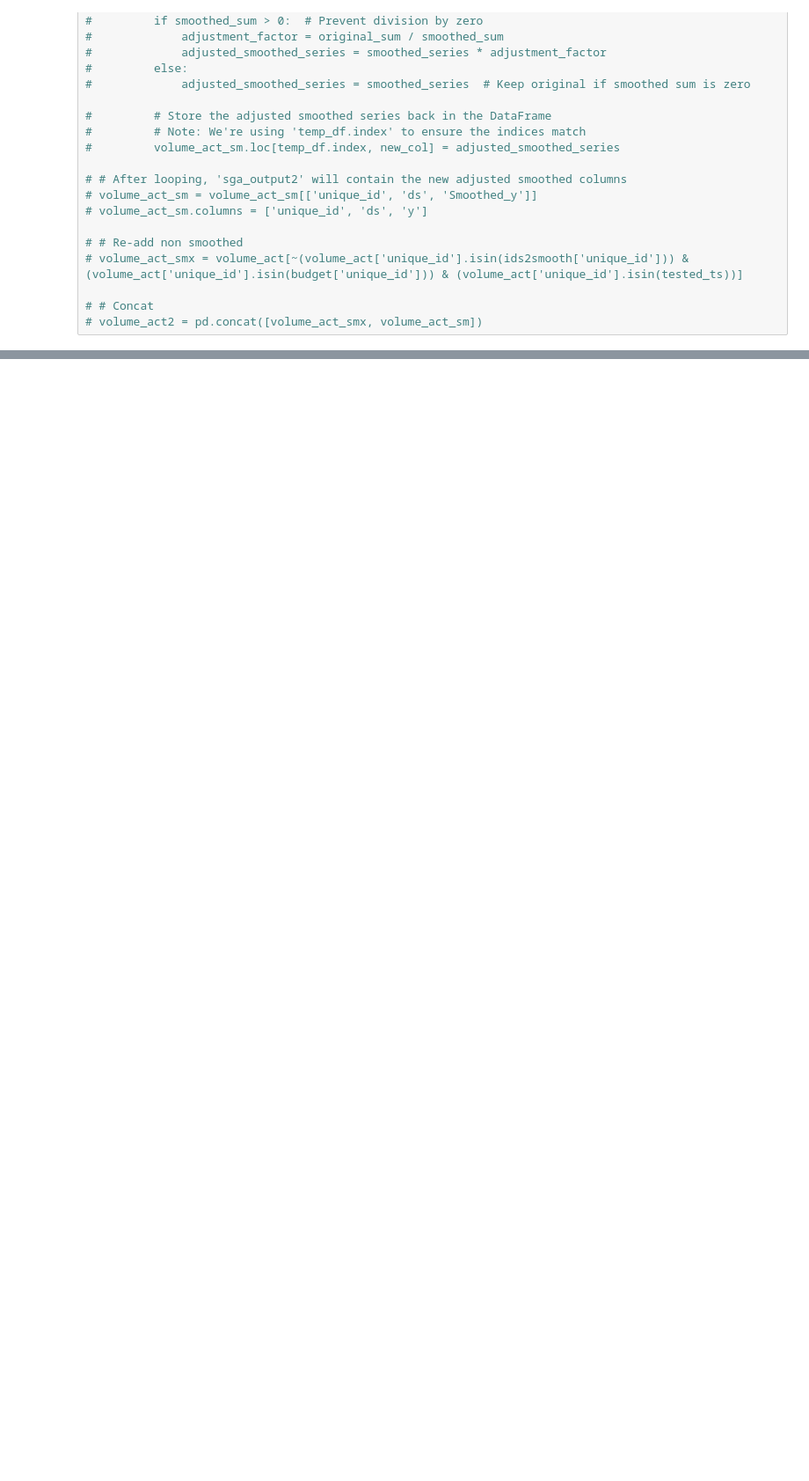
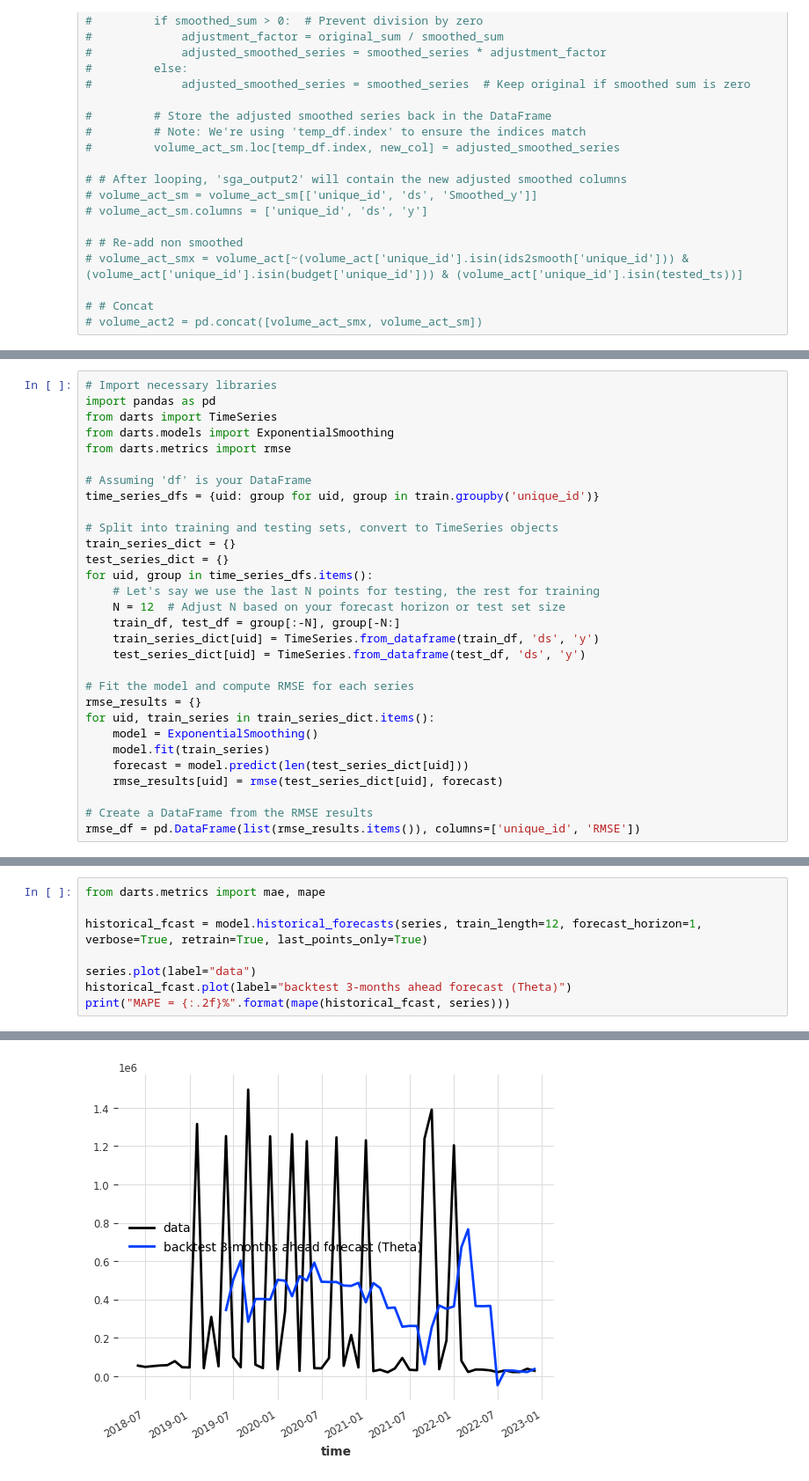
Before and after one commit to achett/Hierarchical-Model, a Jupyter notebook: Bayesian_Hierarchical_Model.ipynb, the cells around one changed output, grey strips where cells are left out. Shown at 88% size. Cells and saved outputs as stored; diff of their text form; blank space fills up the shorter version.

```diff
--- a/Bayesian_Hierarchical_Model.ipynb
+++ b/Bayesian_Hierarchical_Model.ipynb
@@ -337,0 +357,30 @@ volume_fct = volume_fct[['unique_id', 'ds', 'Forecast']]
+# %%
+# Import necessary libraries
+import pandas as pd
+from darts import TimeSeries
+from darts.models import ExponentialSmoothing
+from darts.metrics import rmse
+
+# Assuming 'df' is your DataFrame
+time_series_dfs = {uid: group for uid, group in train.groupby('unique_id')}
+
+# Split into training and testing sets, convert to TimeSeries objects
+train_series_dict = {}
+test_series_dict = {}
+for uid, group in time_series_dfs.items():
+    # Let's say we use the last N points for testing, the rest for training
+    N = 12  # Adjust N based on your forecast horizon or test set size
+    train_df, test_df = group[:-N], group[-N:]
+    train_series_dict[uid] = TimeSeries.from_dataframe(train_df, 'ds', 'y')
+    test_series_dict[uid] = TimeSeries.from_dataframe(test_df, 'ds', 'y')
+
+# Fit the model and compute RMSE for each series
+rmse_results = {}
+for uid, train_series in train_series_dict.items():
+    model = ExponentialSmoothing()
+    model.fit(train_series)
+    forecast = model.predict(len(test_series_dict[uid]))
+    rmse_results[uid] = rmse(test_series_dict[uid], forecast)
+
+# Create a DataFrame from the RMSE results
+rmse_df = pd.DataFrame(list(rmse_results.items()), columns=['unique_id', 'RMSE'])
@@ -337,0 +474,9 @@ volume_fct = volume_fct[['unique_id', 'ds', 'Forecast']]
+# %%
+from darts.metrics import mae, mape
+
+historical_fcast = model.historical_forecasts(series, train_length=12, forecast_horizon=1, verbose=True, retrain=True, last_points_only=True)
+
+series.plot(label="data")
+historical_fcast.plot(label="backtest 3-months ahead forecast (Theta)")
+print("MAPE = {:.2f}%".format(mape(historical_fcast, series)))
+# %% [output]
@@ -338,3 +484,4 @@ volume_fct = volume_fct[['unique_id', 'ds', 'Forecast']]
+[figure, added]
 # %%
 ########################
 # RUN TIMEGPT HIERARCHICAL
```
Also changed, not shown: parts of 21 cells of this notebook.
